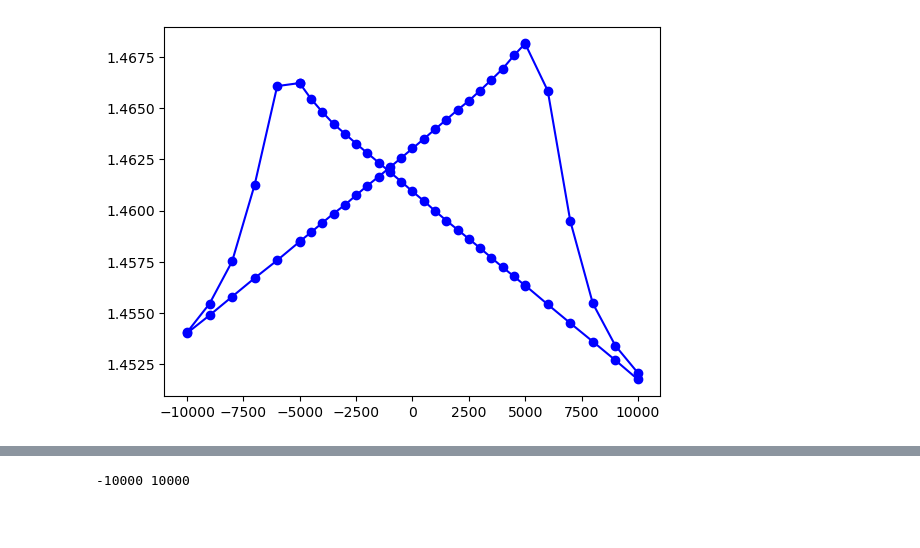
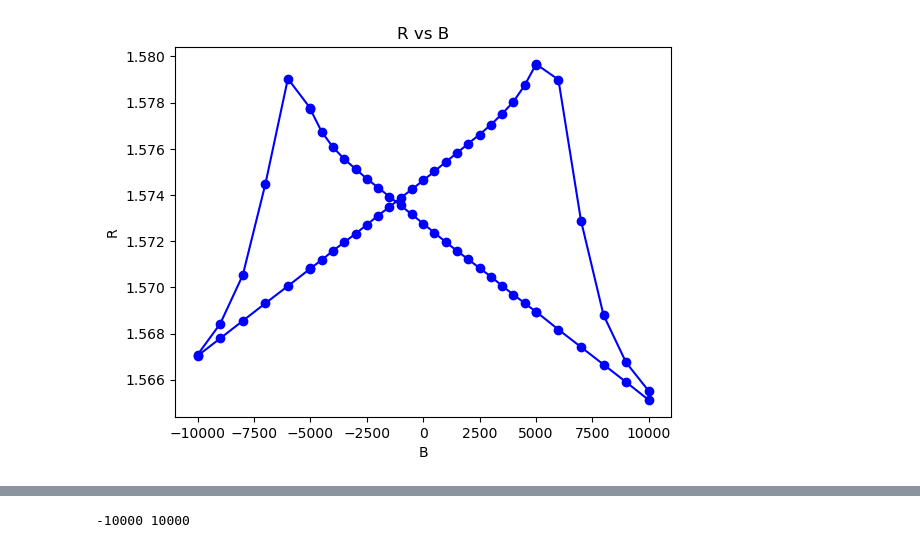
Before and after one commit to luckyIITR/PPMS, a Jupyter notebook: Plots/A304_SRO_NGO/MR/A304_MR_10K.ipynb, the cells around one changed output, grey strips where cells are left out. Cells and saved outputs as stored; diff of their text form; code cells hidden in the pictures; blank space fills up the shorter version.

```diff
--- a/Plots/A304_SRO_NGO/MR/A304_MR_10K.ipynb
+++ b/Plots/A304_SRO_NGO/MR/A304_MR_10K.ipynb
@@ -22,6 +23,7 @@ def round_fun(a):
     return q*step
 
 df['B_int'] = list(map(round_fun,df['B'].values))
-df = df[["I", "B","B_int","T", "V1", "V2", "V3", "V4","V5","V6","V7","V8",'Rel_value', 'multiplier']].copy()
+df['B'] = df['B_int']
+df = df[["I", "B","T", "V1", "V2", "V3", "V4","V5","V6","V7","V8",'Rel_value', 'multiplier']].copy()
 df.head()
 # %% [output]
@@ -101,5 +122,8 @@ plt.plot(df['B_int'], df['Ra'],'bo-')
 # %%
-plt.plot(df['B_int'], df['Rb'],'bo-')
+plt.plot(df['B'], df['R'],'bo-')
+plt.title('R vs B')
+plt.ylabel('R')
+plt.xlabel('B')
 plt.show()
 # %% [output]
-[figure, old version]
+[figure, new version]
```
Also changed, not shown: parts of 38 cells of this notebook, 22 other files.
